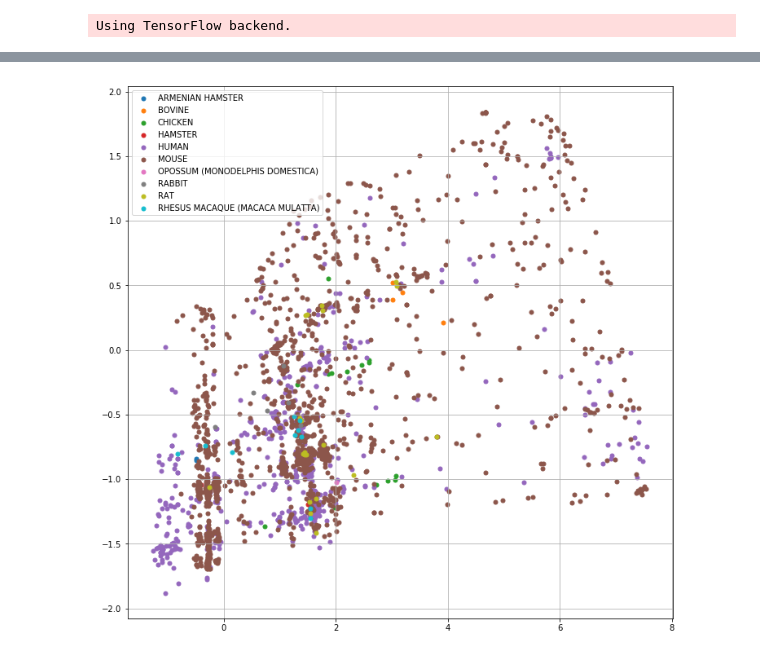
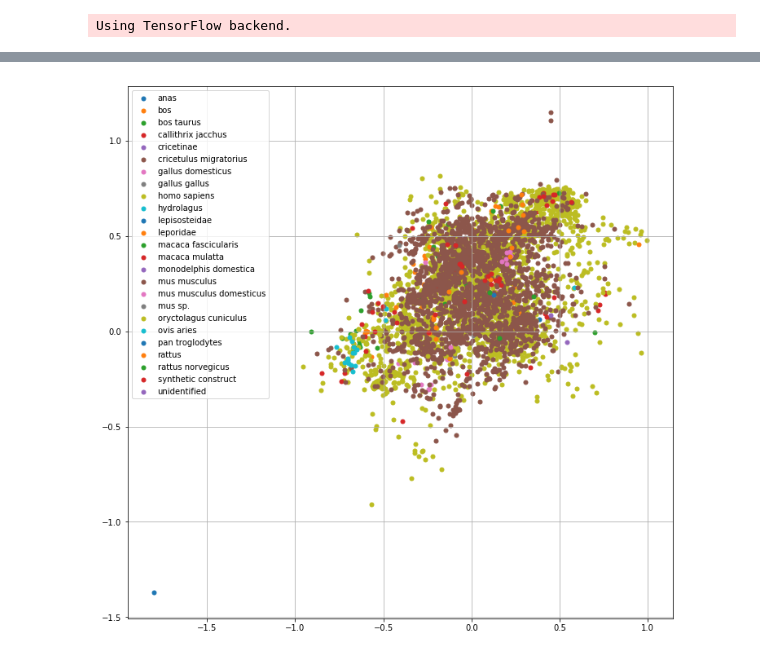
Before and after one commit to gf712/scFv-autoencoders, a Jupyter notebook: notebooks/autoencoderV6.ipynb, the cells around one changed output, grey strips where cells are left out. Cells and saved outputs as stored; diff of their text form; code cells hidden in the pictures.

```diff
--- a/notebooks/autoencoderV6.ipynb
+++ b/notebooks/autoencoderV6.ipynb
@@ -12,12 +12,16 @@ import os
 # %% [output]
 Using TensorFlow backend.
 # %%
-VL_sequences, VH_sequences, names_mask, animals_mask = load_kabat('../data/kabat_animals.html')
-
+VL_sequences, VH_sequences, names_mask, animals_mask = \
+    parse_csv(VH_LENGTH, VL_LENGTH,
+              "../data/abysis_data_201801/abysis_data/emblig-20180125-7578.csv",
+              "../data/abysis_data_201801/abysis_data/kabat-20180117-10288.csv")
+# VL_sequences, VH_sequences, names_mask, animals_mask = load_kabat('../data/kabat_animals.html')
 h_data = parse_hydrophobicity('../data/consensus.hpb')
 bulkiness_data = parse_bulkiness('../data/amino_acid_bulkiness.txt')
 
-DATASETS = [h_data, bulkiness_data, vdw_data, charge_index_data]
+DATASETS = [h_data, bulkiness_data, vdw_data]#, charge_index_data]
+# DATASETS=[vdw_data]
 
 ss_VH = MinMaxScaler3D(mask=0)
 ss_VL = MinMaxScaler3D(mask=0)
@@ -32,4 +38,4 @@ VH_encoded_shuffled, VL_encoded_shuffled = shuffle_array(VH_encoded, VL_encoded)
 # %%
-encoder, autoencoder, sess = autoencoderV6(4)
+encoder, autoencoder, sess = autoencoderV6(3, latent_dim=20)
 # %%
 SVG(model_to_dot(autoencoder, show_shapes=True).create(prog='dot', format='svg'))
@@ -111,0 +118,2 @@ UnknownError: Fail to find the dnn implementation.
+# %%
+c=sns.color_palette(n_colors=25)
@@ -112,12 +122,15 @@ UnknownError: Fail to find the dnn implementation.
 # %%
-plt.figure(figsize=(12,12))
+f,ax = plt.subplots(figsize=(12,12))
 for x in range(unique_labels.size):
     mask_labels = labels == unique_labels[x]
-    plt.scatter(code[mask_labels,0], code[mask_labels,1], marker='.', label=le.classes_[x], s=100)
-plt.legend()
-plt.grid()
+    ax.scatter(code[mask_labels,0], code[mask_labels,1], marker='.', c=c[x],label=le.classes_[x], s=100)
+ax.legend()
+leg = ax.get_legend()
+for i, x in enumerate(leg.legendHandles):
+    x.set_color(c[i])
+ax.grid()
 # %% [output]
-[figure, old version]
+[figure, new version]
 # %%
 from abpytools import FabCollection, ChainCollection
 import pandas as pd
```
Also changed, not shown: parts of 33 cells of this notebook, 28 other files.
